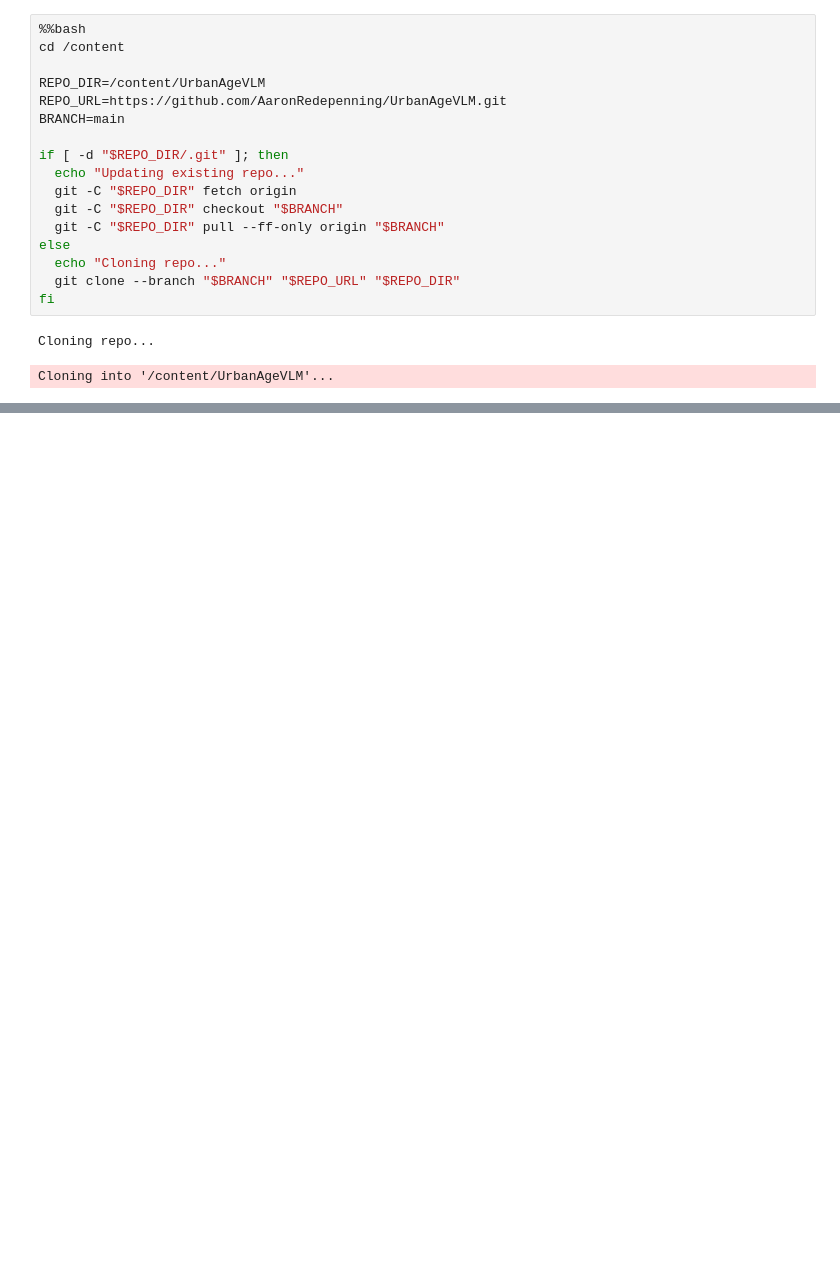
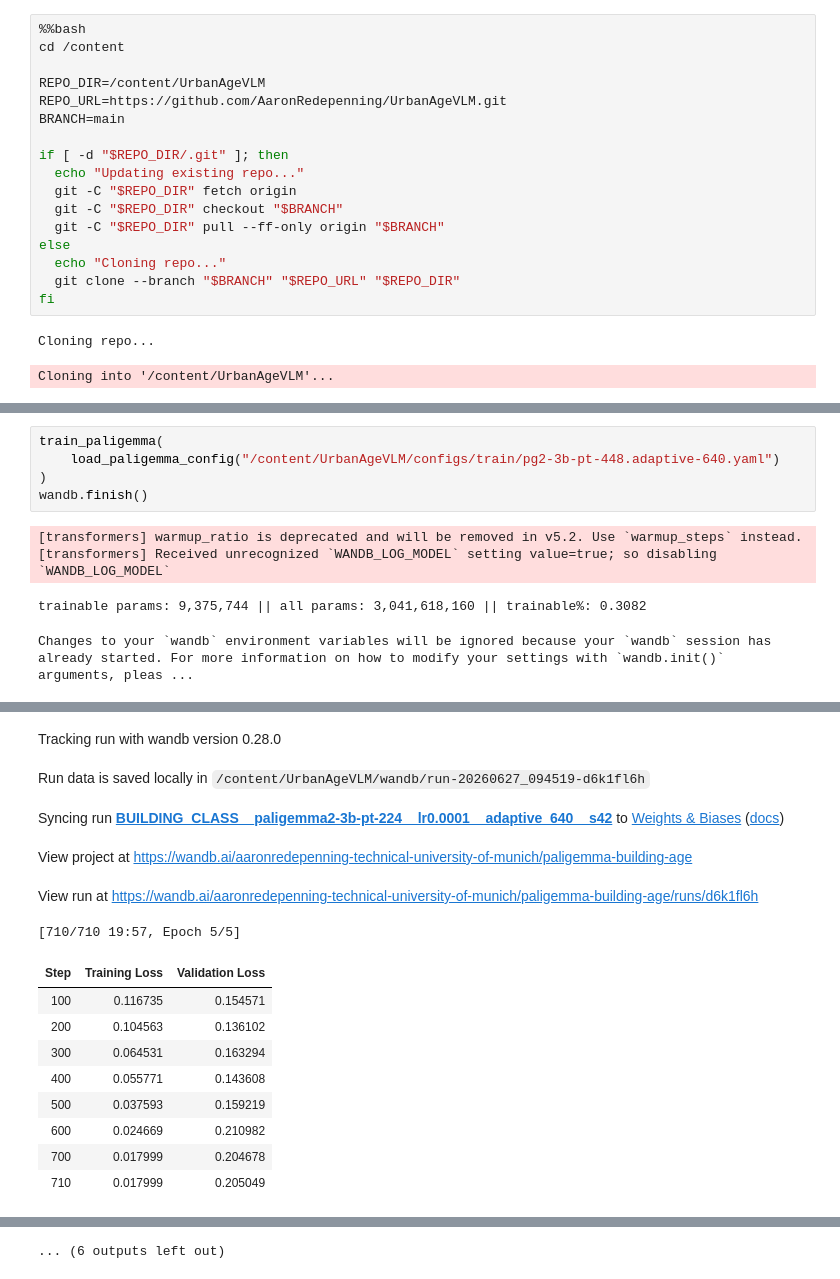
Before and after one commit to AaronRedepenning/UrbanAgeVLM, a Jupyter notebook: notebooks/04_train_paligemma.ipynb, the cells around one changed output, grey strips where cells are left out. Saved outputs shown, nothing was run; the diff lists cells and outputs as text; blank space fills up the shorter version.

```diff
--- a/notebooks/04_train_paligemma.ipynb
+++ b/notebooks/04_train_paligemma.ipynb
@@ -48,0 +90,10 @@ VBox(children=(HTML(value='<center> <img\nsrc=https://huggingface.co/front/asset
+# %%
+train_paligemma(
+    load_paligemma_config("/content/UrbanAgeVLM/configs/train/pg2-3b-pt-448.adaptive-640.yaml")
+)
+wandb.finish()
+# %% [output]
+[transformers] warmup_ratio is deprecated and will be removed in v5.2. Use `warmup_steps` instead.
+[transformers] Received unrecognized `WANDB_LOG_MODEL` setting value=true; so disabling `WANDB_LOG_MODEL`
+trainable params: 9,375,744 || all params: 3,041,618,160 || trainable%: 0.3082
+Changes to your `wandb` environment variables will be ignored because your `wandb` session has already started. For more information on how to modify your settings with `wandb.init()` arguments, pleas ...
@@ -48,0 +101,15 @@ VBox(children=(HTML(value='<center> <img\nsrc=https://huggingface.co/front/asset
+Tracking run with wandb version 0.28.0
+Run data is saved locally in /content/UrbanAgeVLM/wandb/run-20260627_094519-d6k1fl6h
+Syncing run BUILDING_CLASS__paligemma2-3b-pt-224__lr0.0001__adaptive_640__s42 to Weights & Biases (docs)
+View project at https://wandb.ai/aaronredepenning-technical-university-of-munich/paligemma-building-age
+View run at https://wandb.ai/aaronredepenning-technical-university-of-munich/paligemma-building-age/runs/d6k1fl6h
+[710/710 19:57, Epoch 5/5]
+| Step | Training Loss | Validation Loss |
+| 100 | 0.116735 | 0.154571 |
+| 200 | 0.104563 | 0.136102 |
+| 300 | 0.064531 | 0.163294 |
+| 400 | 0.055771 | 0.143608 |
+| 500 | 0.037593 | 0.159219 |
+| 600 | 0.024669 | 0.210982 |
+| 700 | 0.017999 | 0.204678 |
+| 710 | 0.017999 | 0.205049 |
@@ -48,0 +117 @@ VBox(children=(HTML(value='<center> <img\nsrc=https://huggingface.co/front/asset
+... (6 outputs left out)
```
Also changed, not shown: parts of 7 cells of this notebook.
